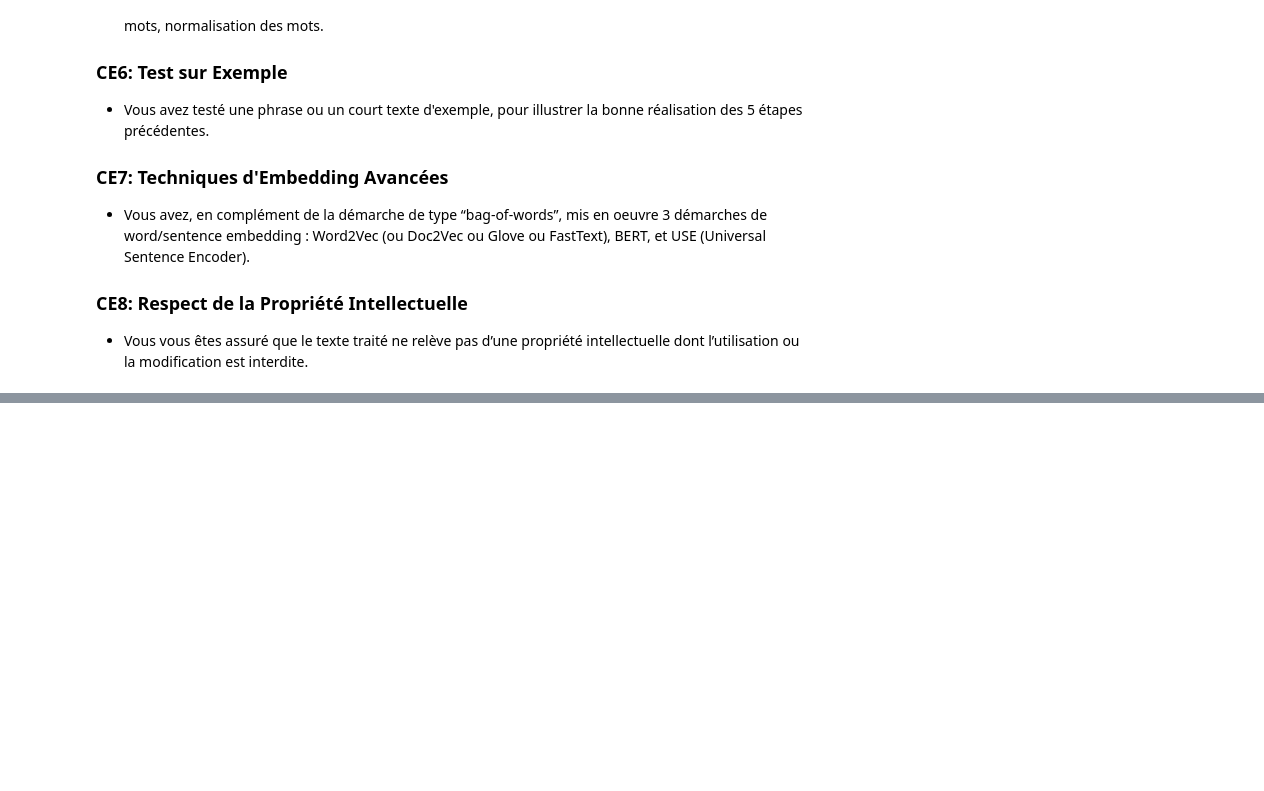
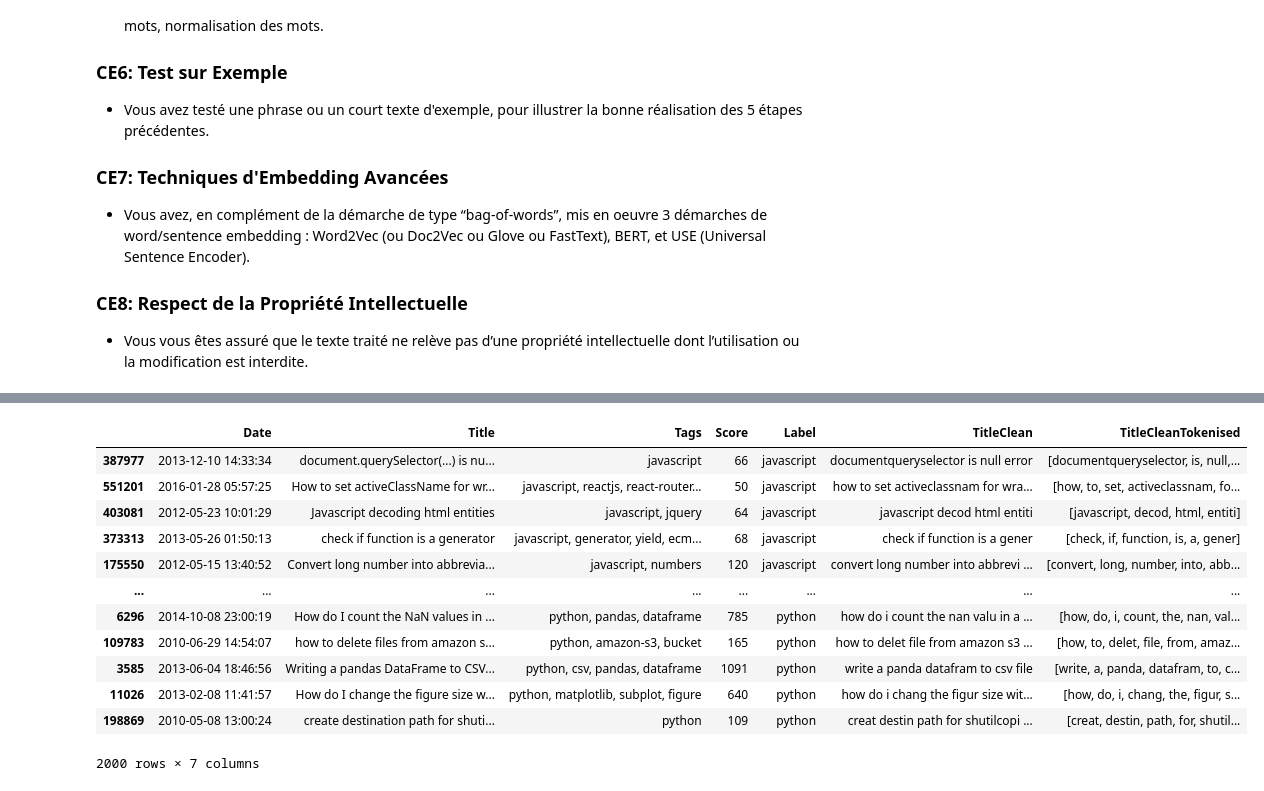
Before and after one commit to amaye15/OpenClassroom--Machine-Learning-Engineer, a Jupyter notebook: P5/N3.ipynb, the cells around one changed output, grey strips where cells are left out. Drawn from its saved outputs; the diff is of its cells as text; code cells hidden in the pictures; blank space fills up the shorter version.

```diff
--- a/P5/N3.ipynb
+++ b/P5/N3.ipynb
@@ -77,17 +40,0 @@ df
-# %%
-
-def clean_text(text):
-    text = text.lower()
-    text = re.sub('[%s]' % re.escape(string.punctuation), '', text)
-    return text
-
-def tokenize(text):
-    return word_tokenize(text)
-
-def stem_sentence(sentence):
-    stemmer = PorterStemmer()
-    return " ".join([stemmer.stem(word) for word in sentence.split()])
-
-def lemmatize_sentence(sentence):
-    lemmatizer = WordNetLemmatizer()
-    return " ".join([lemmatizer.lemmatize(word) for word in sentence.split()])
@@ -111,0 +41,38 @@ df
+# %%
+import os
+import nltk
+import umap
+import pandas as pd
+from nltk.tokenize import word_tokenize
+from sklearn.feature_extraction.text import CountVectorizer, TfidfVectorizer
+from gensim.models import Word2Vec, FastText
+from transformers import BertTokenizer, BertModel
+from tqdm.notebook import tqdm
+from sklearn.decomposition import PCA
+from sklearn.manifold import TSNE
+import plotly.express as px
+import tensorflow as tf
+import tensorflow_hub as hub
+
+from functions import clean_text, tokenize, stem_sentence, lemmatize_sentence, downsample_to_number
+
+nltk.download('punkt')
+nltk.download('wordnet')
+
+ROOT_PATH = os.getcwd()
+DATA_LOAD_FILE = os.path.join(ROOT_PATH, "data/StackOverFlow.csv.gz")
+DATA_SAVE_FILE = os.path.join(ROOT_PATH, "data/StackOverFlowEmbedded.csv.gz")
+
+SAMPLE_SIZE = 1000
+TOP_N = 2
+
+df = pd.read_csv(DATA_LOAD_FILE)
+df["Label"] = df.Tags.str.split(",").apply(lambda x: x[0])
+TopLanguages = list(df.Label.value_counts().keys())[:TOP_N]
+TopLanguagesDataframe = df.loc[df.Label.isin(TopLanguages)].copy()
+# Use the function to downsample each class to 1000 observations
+DataframeDownSampled = downsample_to_number(TopLanguagesDataframe, 'Label', SAMPLE_SIZE)
+DataframeDownSampled["TitleClean"] = DataframeDownSampled["Title"].apply(clean_text).apply(stem_sentence).apply(lemmatize_sentence)
+DataframeDownSampled["TitleCleanTokenised"] = DataframeDownSampled["TitleClean"].apply(tokenize)
+DataframeDownSampled
+# %% [output]
@@ -111,0 +86,13 @@ df
+|  | Date | Title | Tags | Score | Label | TitleClean | TitleCleanTokenised |
+| 387977 | 2013-12-10 14:33:34 | document.querySelector(...) is nu... | javascript | 66 | javascript | documentqueryselector is null error | [documentqueryselector, is, null,... |
+| 551201 | 2016-01-28 05:57:25 | How to set activeClassName for wr... | javascript, reactjs, react-router... | 50 | javascript | how to set activeclassnam for wra... | [how, to, set, activeclassnam, fo... |
+| 403081 | 2012-05-23 10:01:29 | Javascript decoding html entities | javascript, jquery | 64 | javascript | javascript decod html entiti | [javascript, decod, html, entiti] |
+| 373313 | 2013-05-26 01:50:13 | check if function is a generator | javascript, generator, yield, ecm... | 68 | javascript | check if function is a gener | [check, if, function, is, a, gener] |
+| 175550 | 2012-05-15 13:40:52 | Convert long number into abbrevia... | javascript, numbers | 120 | javascript | convert long number into abbrevi ... | [convert, long, number, into, abb... |
+| ... | ... | ... | ... | ... | ... | ... | ... |
+| 6296 | 2014-10-08 23:00:19 | How do I count the NaN values in ... | python, pandas, dataframe | 785 | python | how do i count the nan valu in a ... | [how, do, i, count, the, nan, val... |
+| 109783 | 2010-06-29 14:54:07 | how to delete files from amazon s... | python, amazon-s3, bucket | 165 | python | how to delet file from amazon s3 ... | [how, to, delet, file, from, amaz... |
+| 3585 | 2013-06-04 18:46:56 | Writing a pandas DataFrame to CSV... | python, csv, pandas, dataframe | 1091 | python | write a panda datafram to csv file | [write, a, panda, datafram, to, c... |
+| 11026 | 2013-02-08 11:41:57 | How do I change the figure size w... | python, matplotlib, subplot, figure | 640 | python | how do i chang the figur size wit... | [how, do, i, chang, the, figur, s... |
+| 198869 | 2010-05-08 13:00:24 | create destination path for shuti... | python | 109 | python | creat destin path for shutilcopi ... | [creat, destin, path, for, shutil... |
+2000 rows × 7 columns
```
Also changed, not shown: parts of 23 cells of this notebook, 21 other files.
